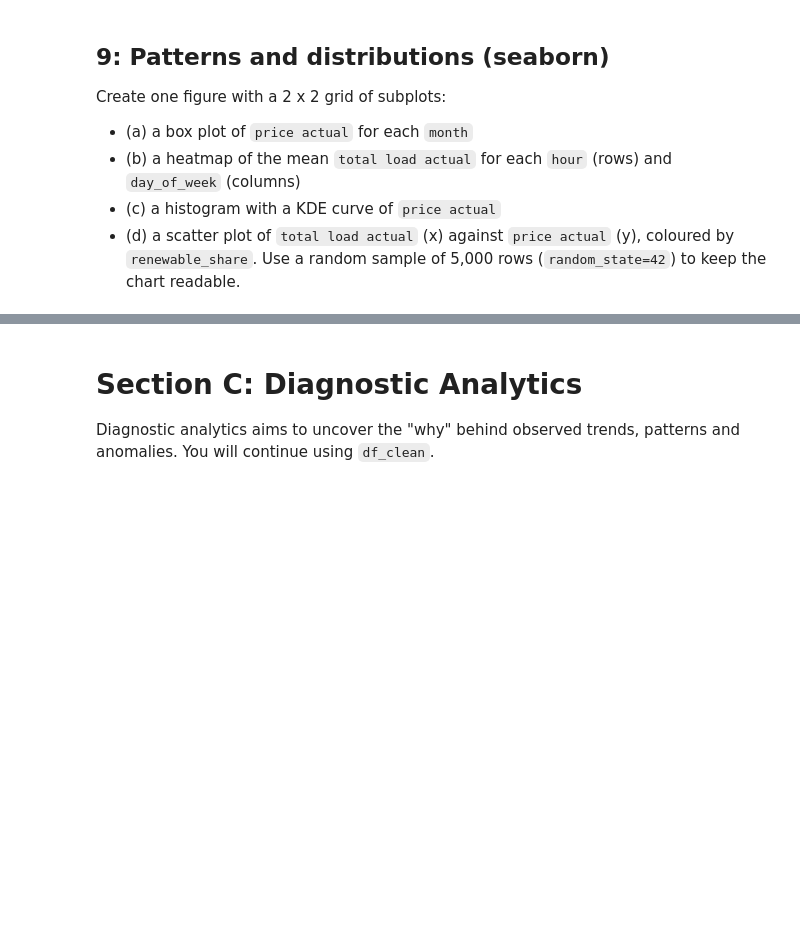
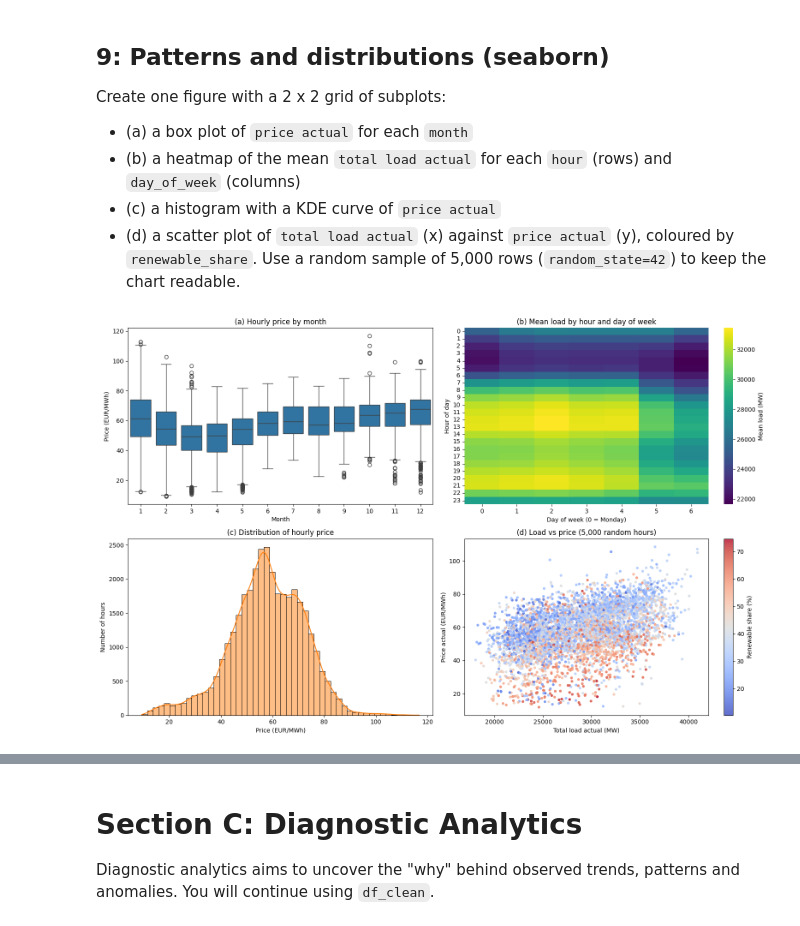
Before and after one commit to shihuidong26/big-data-tb1, a Jupyter notebook: 26040385_1.ipynb, the cells around one changed output, grey strips where cells are left out. Saved outputs shown, nothing was run; the diff lists cells and outputs as text; code cells hidden in the pictures; blank space fills up the shorter version.

```diff
--- a/26040385_1.ipynb
+++ b/26040385_1.ipynb
@@ -287,9 +542,42 @@ Create one figure with a 2 x 2 grid of subplots:
 - (d) a scatter plot of `total load actual` (x) against `price actual` (y), coloured by `renewable_share`. Use a random sample of 5,000 rows (`random_state=42`) to keep the chart readable.
 # %%
 # BEGIN SOLUTION
-# Your code here with comments or explanation
+import matplotlib.pyplot as plt
+import seaborn as sns
 
+fig, axes = plt.subplots(2, 2, figsize=(16, 10))
 
+# (a) distribution of hourly price in each month
+sns.boxplot(x="month", y="price actual", data=df_clean, ax=axes[0, 0], color="tab:blue")
+axes[0, 0].set_title("(a) Hourly price by month")
+axes[0, 0].set_xlabel("Month")
+axes[0, 0].set_ylabel("Price (EUR/MWh)")
+
+# (b) heatmap: mean load for each hour and weekday
+pivot = df_clean.pivot_table(values="total load actual", index="hour", columns="day_of_week", aggfunc="mean")
+sns.heatmap(pivot, ax=axes[0, 1], cmap="viridis", cbar_kws={"label": "Mean load (MW)"})
+axes[0, 1].set_title("(b) Mean load by hour and day of week")
+axes[0, 1].set_xlabel("Day of week (0 = Monday)")
+axes[0, 1].set_ylabel("Hour of day")
+
+# (c) histogram with KDE of the hourly price
+sns.histplot(df_clean["price actual"], kde=True, bins=50, ax=axes[1, 0], color="tab:orange")
+axes[1, 0].set_title("(c) Distribution of hourly price")
+axes[1, 0].set_xlabel("Price (EUR/MWh)")
+axes[1, 0].set_ylabel("Number of hours")
+
+# (d) load vs price, coloured by renewable share (random sample for readability)
+sample = df_clean.sample(5000, random_state=42)
+sc = axes[1, 1].scatter(sample["total load actual"], sample["price actual"], c=sample["renewable_share"], cmap="coolwarm", s=12, alpha=0.8)
+fig.colorbar(sc, ax=axes[1, 1], label="Renewable share (%)")
+axes[1, 1].set_title("(d) Load vs price (5,000 random hours)")
+axes[1, 1].set_xlabel("Total load actual (MW)")
+axes[1, 1].set_ylabel("Price actual (EUR/MWh)")
+
+fig.tight_layout()
+plt.show()
 # END SOLUTION
+# %% [output]
+[figure, added]
 # %% [markdown]
 #### START.
```
Also changed, not shown: parts of 49 cells of this notebook.
